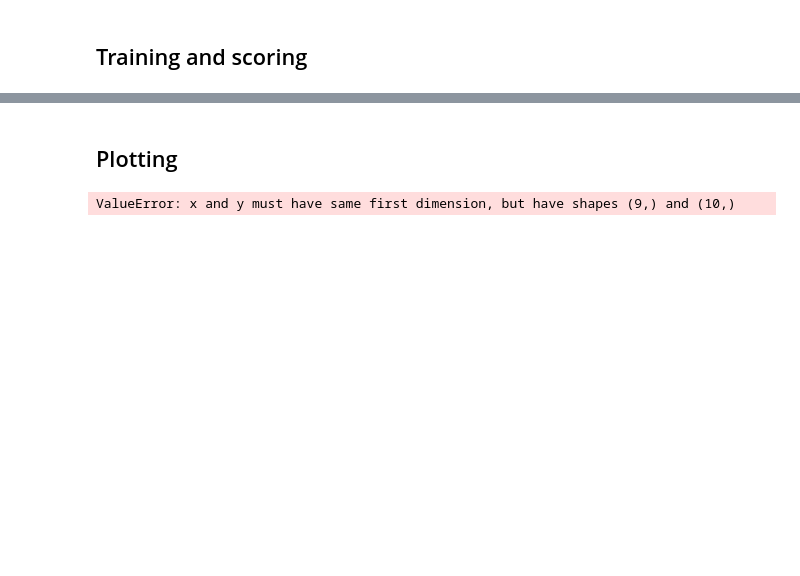
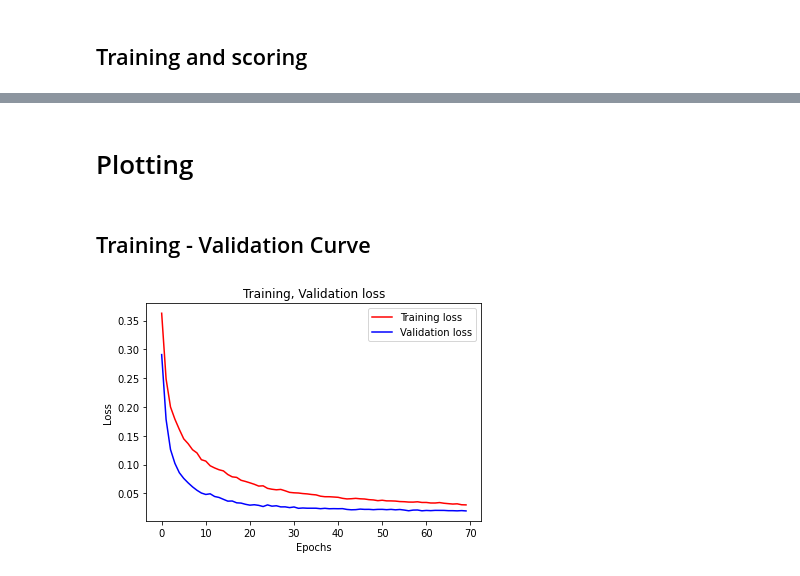
Before and after one commit to saiprasadbarke/LCBench_DL, a Jupyter notebook: notebooks/Task B_MLPs.ipynb, the cells around one changed output, grey strips where cells are left out. Saved outputs shown, nothing was run; the diff lists cells and outputs as text; code cells hidden in the pictures; blank space fills up the shorter version.

Commit message:
Got some graphs

```diff
--- a/notebooks/Task B_MLPs.ipynb
+++ b/notebooks/Task B_MLPs.ipynb
@@ -121,15 +121,15 @@ y- minibatched:  tensor([[0.5099],
 # %% [markdown]
 ## Training and scoring
 # %%
-MyMLP = MyMLP(5, 0.5, 55, 1)
+MyMLP = MyMLP(4, 0.5, 55, 1)
 print("Model:")
 print(MyMLP.model)
 model = MyMLP.model
-epochs = 10
+n_epochs = 70
 optimizer  = optim.Adam(model.parameters(), lr=1e-05)
 scheduler = optim.lr_scheduler.CosineAnnealingWarmRestarts(optimizer, T_0=20, eta_min=1e-05)
 criterion = nn.MSELoss()
-state_dict, training_losses, validation_losses = train_model(train_dataloader, validation_dataloader, epochs, model, optimizer, scheduler, criterion)
+state_dict, training_losses, validation_losses = train_model(train_dataloader, validation_dataloader, n_epochs, model, optimizer, scheduler, criterion)
 # %% [output]
 Model:
 Sequential(
@@ -156,14 +156,15 @@ Final test loss: 0.0760
 # %% [markdown]
-## Plotting
+# Plotting
+# %% [markdown]
+## Training - Validation Curve
 # %%
-epochs = range(1, epochs)
+epochs = range(n_epochs)
 plt.plot(epochs, training_losses, 'r', label='Training loss')
 plt.plot(epochs, validation_losses, 'b', label='Validation loss')
-plt.plot(epochs, test_losses, 'g', label='Test loss')
-plt.title('Training, Validation and Test loss')
+plt.title('Training, Validation loss')
 plt.xlabel('Epochs')
 plt.ylabel('Loss')
 plt.legend()
 plt.show()
 # %% [output]
-ValueError: x and y must have same first dimension, but have shapes (9,) and (10,)
+[figure, added]
```
Also changed, not shown: parts of 3 cells of this notebook, 1 other file.
